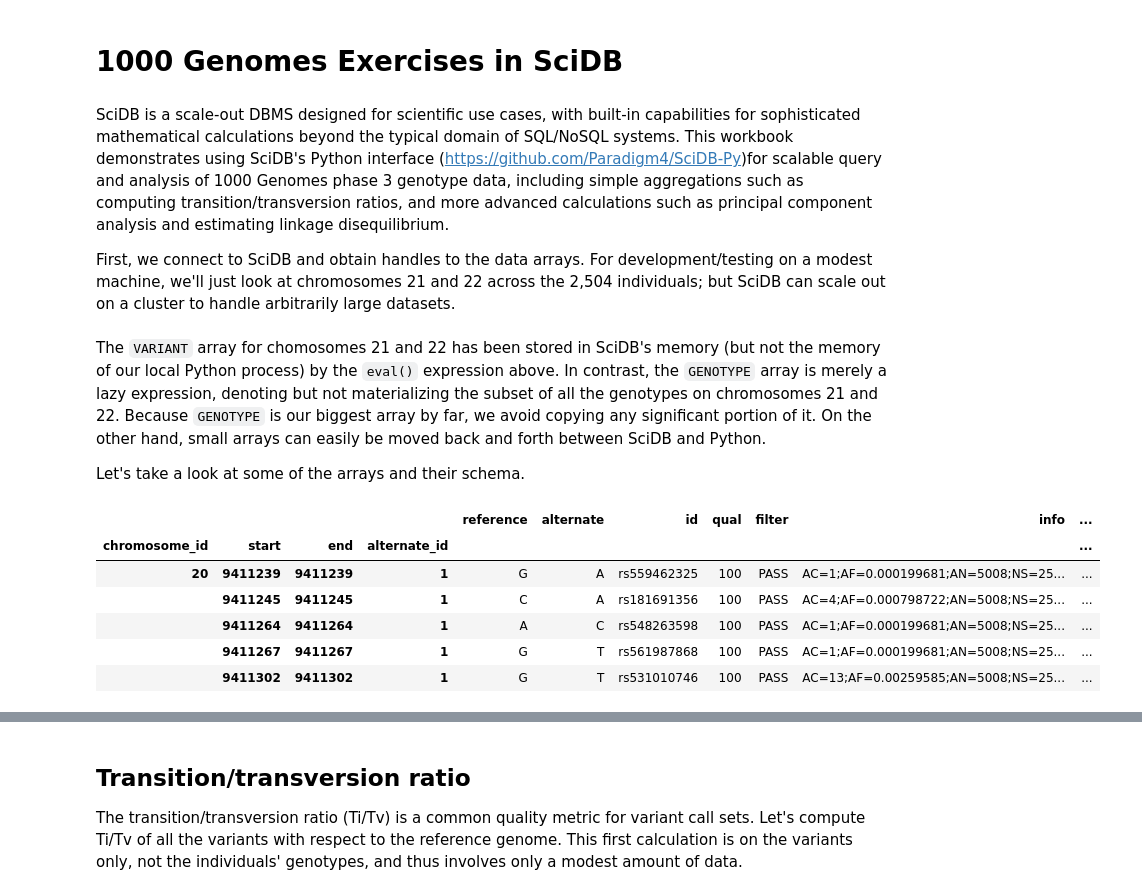
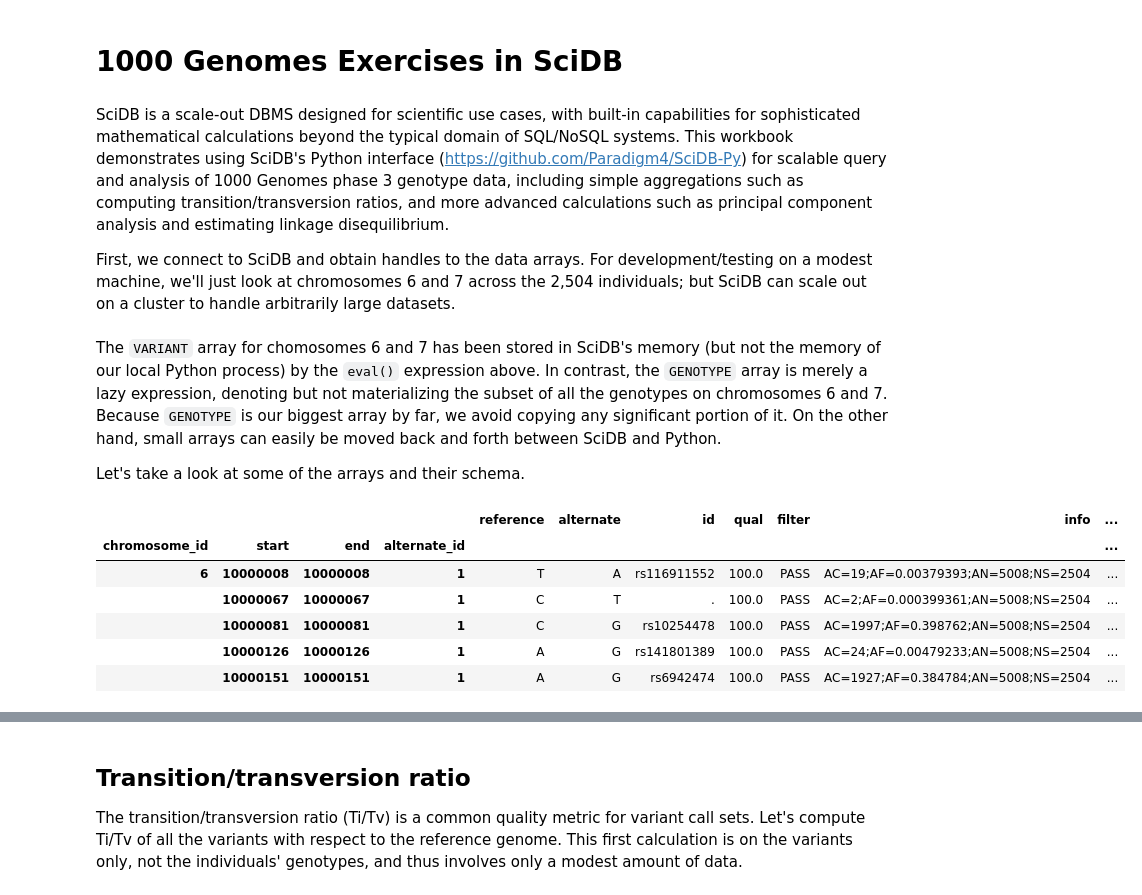
Before and after one commit to ksens/scidb-notebooks, a Jupyter notebook: 1000G.ipynb, the cells around one changed output, grey strips where cells are left out. Saved outputs shown, nothing was run; the diff lists cells and outputs as text; code cells hidden in the pictures.

```diff
--- a/1000G.ipynb
+++ b/1000G.ipynb
@@ -1,9 +1,9 @@
 # %% [markdown]
 # 1000 Genomes Exercises in SciDB
 # %% [markdown]
-SciDB is a scale-out DBMS designed for scientific use cases, with built-in capabilities for sophisticated mathematical calculations beyond the typical domain of SQL/NoSQL systems. This workbook demonstrates using SciDB's Python interface (https://github.com/Paradigm4/SciDB-Py)for scalable query and analysis of 1000 Genomes phase 3 genotype data, including simple aggregations such as computing transition/transversion ratios, and more advanced calculations such as principal component analysis and estimating linkage disequilibrium.
+SciDB is a scale-out DBMS designed for scientific use cases, with built-in capabilities for sophisticated mathematical calculations beyond the typical domain of SQL/NoSQL systems. This workbook demonstrates using SciDB's Python interface (https://github.com/Paradigm4/SciDB-Py) for scalable query and analysis of 1000 Genomes phase 3 genotype data, including simple aggregations such as computing transition/transversion ratios, and more advanced calculations such as principal component analysis and estimating linkage disequilibrium.
 
-First, we connect to SciDB and obtain handles to the data arrays. For development/testing on a modest machine, we'll just look at chromosomes 21 and 22 across the 2,504 individuals; but SciDB can scale out on a cluster to handle arbitrarily large datasets.
+First, we connect to SciDB and obtain handles to the data arrays. For development/testing on a modest machine, we'll just look at chromosomes 6 and 7 across the 2,504 individuals; but SciDB can scale out on a cluster to handle arbitrarily large datasets.
 # %%
 % matplotlib inline
 import matplotlib.pyplot as plt
@@ -15,7 +15,7 @@ sdb = connect()
 SAMPLE = sdb.wrap_array('KG_SAMPLE')
 CHROMOSOME = sdb.wrap_array('KG_CHROMOSOME')
 VARIANT = sdb.merge(sdb.wrap_array('KG_VARIANT'),
-                    sdb.afl.filter("KG_CHROMOSOME", "chromosome='20' or chromosome='21'"))
+                    sdb.afl.filter("KG_CHROMOSOME", "chromosome='6' or chromosome='7'"))
 VARIANT.eval()
 GENOTYPE = sdb.afl.project(
     sdb.merge(
@@ -25,19 +25,19 @@ GENOTYPE = sdb.afl.project(
     'allele_1', 'allele_2', 'phase'
     )
 # %% [markdown]
-The `VARIANT` array for chomosomes 21 and 22 has been stored in SciDB's memory (but not the memory of our local Python process) by the `eval()` expression above. In contrast, the `GENOTYPE` array is merely a lazy expression, denoting but not materializing the subset of all the genotypes on chromosomes 21 and 22. Because `GENOTYPE` is our biggest array by far, we avoid copying any significant portion of it. On the other hand, small arrays can easily be moved back and forth between SciDB and Python.
+The `VARIANT` array for chomosomes 6 and 7 has been stored in SciDB's memory (but not the memory of our local Python process) by the `eval()` expression above. In contrast, the `GENOTYPE` array is merely a lazy expression, denoting but not materializing the subset of all the genotypes on chromosomes 6 and 7. Because `GENOTYPE` is our biggest array by far, we avoid copying any significant portion of it. On the other hand, small arrays can easily be moved back and forth between SciDB and Python.
 
 Let's take a look at some of the arrays and their schema.
 # %%
-VARIANT.todataframe().head()
+VARIANT.limit(5).todataframe()
 # %% [output]
 |  |  |  |  | reference | alternate | id | qual | filter | info | ... |
 | chromosome_id | start | end | alternate_id |  |  |  |  |  |  | ... |
-| 20 | 9411239 | 9411239 | 1 | G | A | rs559462325 | 100 | PASS | AC=1;AF=0.000199681;AN=5008;NS=25... | ... |
-|  | 9411245 | 9411245 | 1 | C | A | rs181691356 | 100 | PASS | AC=4;AF=0.000798722;AN=5008;NS=25... | ... |
-|  | 9411264 | 9411264 | 1 | A | C | rs548263598 | 100 | PASS | AC=1;AF=0.000199681;AN=5008;NS=25... | ... |
-|  | 9411267 | 9411267 | 1 | G | T | rs561987868 | 100 | PASS | AC=1;AF=0.000199681;AN=5008;NS=25... | ... |
-|  | 9411302 | 9411302 | 1 | G | T | rs531010746 | 100 | PASS | AC=13;AF=0.00259585;AN=5008;NS=25... | ... |
+| 6 | 10000008 | 10000008 | 1 | T | A | rs116911552 | 100.0 | PASS | AC=19;AF=0.00379393;AN=5008;NS=2504 | ... |
+|  | 10000067 | 10000067 | 1 | C | T | . | 100.0 | PASS | AC=2;AF=0.000399361;AN=5008;NS=2504 | ... |
+|  | 10000081 | 10000081 | 1 | C | G | rs10254478 | 100.0 | PASS | AC=1997;AF=0.398762;AN=5008;NS=2504 | ... |
+|  | 10000126 | 10000126 | 1 | A | G | rs141801389 | 100.0 | PASS | AC=24;AF=0.00479233;AN=5008;NS=2504 | ... |
+|  | 10000151 | 10000151 | 1 | A | G | rs6942474 | 100.0 | PASS | AC=1927;AF=0.384784;AN=5008;NS=2504 | ... |
 # %%
 VARIANT.schema
 # %% [output]
```
Also changed, not shown: parts of 18 cells of this notebook, 1 other file.
